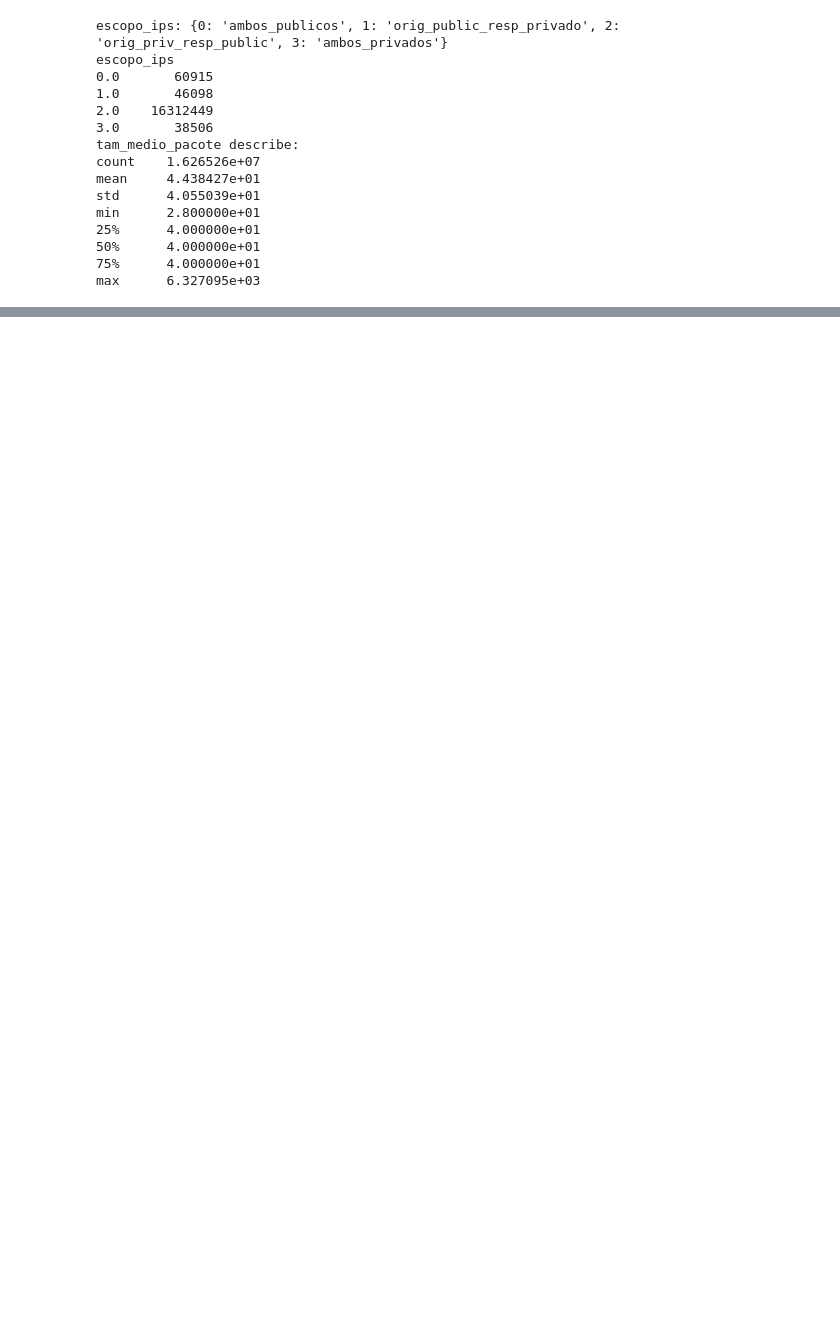
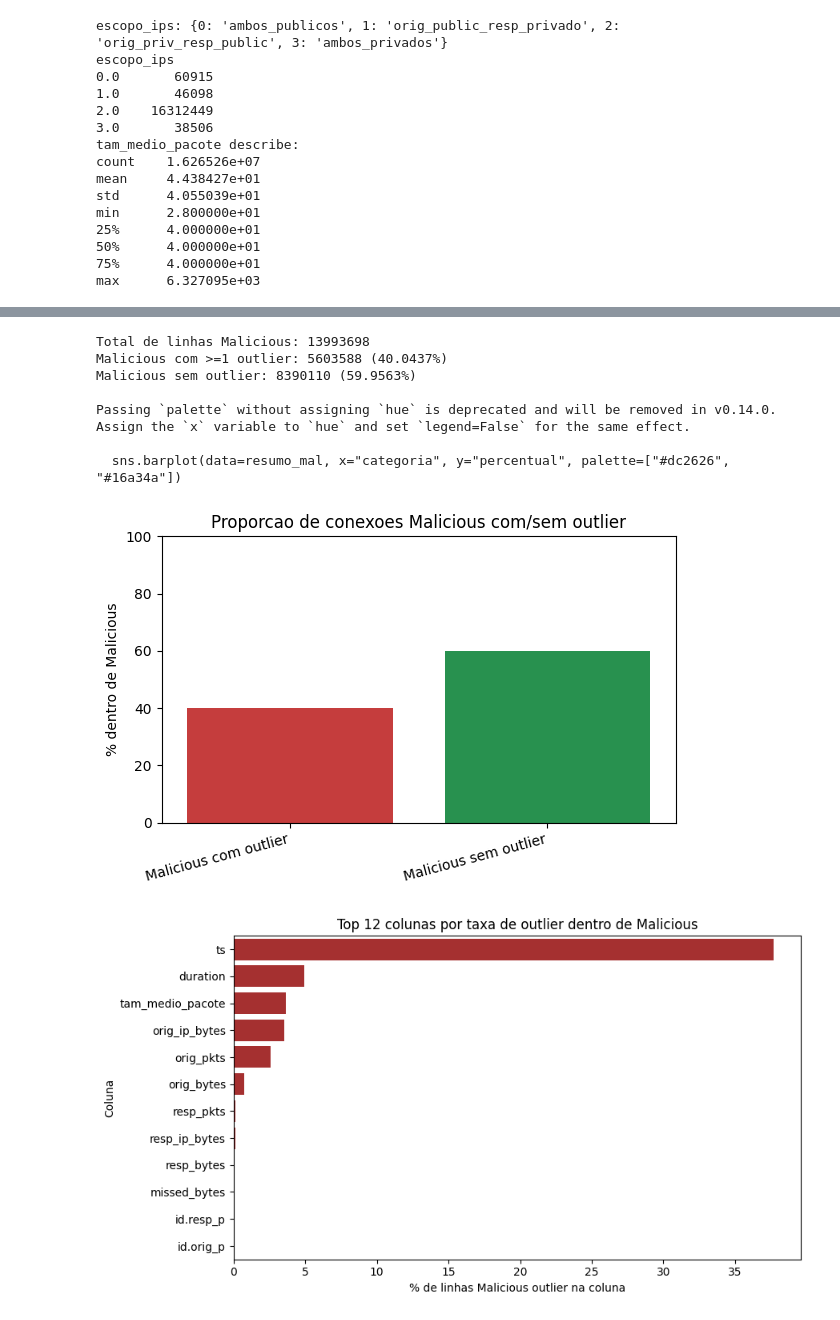
Before and after one commit to DiogoMarassi/secure-iot-detection, a Jupyter notebook: notebooks/analise.ipynb, the cells around one changed output, grey strips where cells are left out. Drawn from its saved outputs; the diff is of its cells as text; code cells hidden in the pictures; blank space fills up the shorter version.

```diff
--- a/notebooks/analise.ipynb
+++ b/notebooks/analise.ipynb
@@ -544,0 +735,62 @@ total NaN: 0
+# %%
+import matplotlib.pyplot as plt
+import seaborn as sns
+
+label_alvo = "Malicious"
+mal_mask = df[label_col].astype(str).eq(label_alvo)
+
+mal_total = int(mal_mask.sum())
+if mal_total == 0:
+    print(f"Nenhuma linha com label={label_alvo} encontrada.")
+else:
+    mal_any_outlier = mask_iqr.loc[mal_mask].any(axis=1)
+    mal_outliers = int(mal_any_outlier.sum())
+    mal_nao_outliers = mal_total - mal_outliers
+    mal_outlier_pct = (mal_outliers / mal_total) * 100
+
+    print(f"Total de linhas {label_alvo}: {mal_total}")
+    print(f"{label_alvo} com >=1 outlier: {mal_outliers} ({mal_outlier_pct:.4f}%)")
+    print(f"{label_alvo} sem outlier: {mal_nao_outliers} ({100 - mal_outlier_pct:.4f}%)")
+
+    resumo_mal = pd.DataFrame(
+        {
+            "categoria": [f"{label_alvo} com outlier", f"{label_alvo} sem outlier"],
+            "percentual": [mal_outlier_pct, 100 - mal_outlier_pct],
+        }
+    )
+
+    plt.figure(figsize=(6, 4))
+    sns.barplot(data=resumo_mal, x="categoria", y="percentual", palette=["#dc2626", "#16a34a"])
+    plt.ylim(0, 100)
+    plt.ylabel("% dentro de Malicious")
+    plt.xlabel("")
+    plt.title("Proporcao de conexoes Malicious com/sem outlier")
+    plt.xticks(rotation=15, ha="right")
+    plt.tight_layout()
+    plt.show()
+
+    mal_por_col = (mask_iqr.loc[mal_mask].mean() * 100).sort_values(ascending=False)
+    top_n = 12
+    mal_por_col_top = mal_por_col.head(top_n).reset_index()
+    mal_por_col_top.columns = ["coluna", "outlier_pct_malicious"]
+
+    plt.figure(figsize=(9, 5))
+    sns.barplot(data=mal_por_col_top, x="outlier_pct_malicious", y="coluna", color="#b91c1c")
+    plt.xlabel("% de linhas Malicious outlier na coluna")
+    plt.ylabel("Coluna")
+    plt.title(f"Top {top_n} colunas por taxa de outlier dentro de Malicious")
+    plt.tight_layout()
+    plt.show()
+
+    print("\nTop colunas por % de outlier dentro de Malicious:")
+    print(mal_por_col_top.round(4).to_string(index=False))
+# %% [output]
+Total de linhas Malicious: 13993698
+Malicious com >=1 outlier: 5603588 (40.0437%)
+Malicious sem outlier: 8390110 (59.9563%)
+
+Passing `palette` without assigning `hue` is deprecated and will be removed in v0.14.0. Assign the `x` variable to `hue` and set `legend=False` for the same effect.
+
+  sns.barplot(data=resumo_mal, x="categoria", y="percentual", palette=["#dc2626", "#16a34a"])
+[figure, added]
+[figure, added]
```
Also changed, not shown: parts of 34 cells of this notebook.
